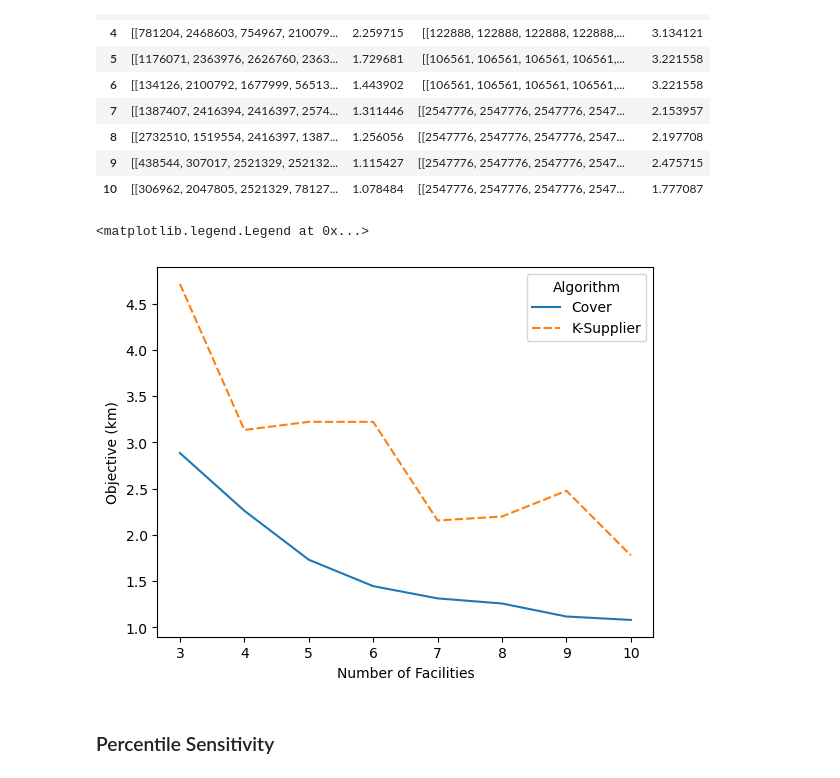
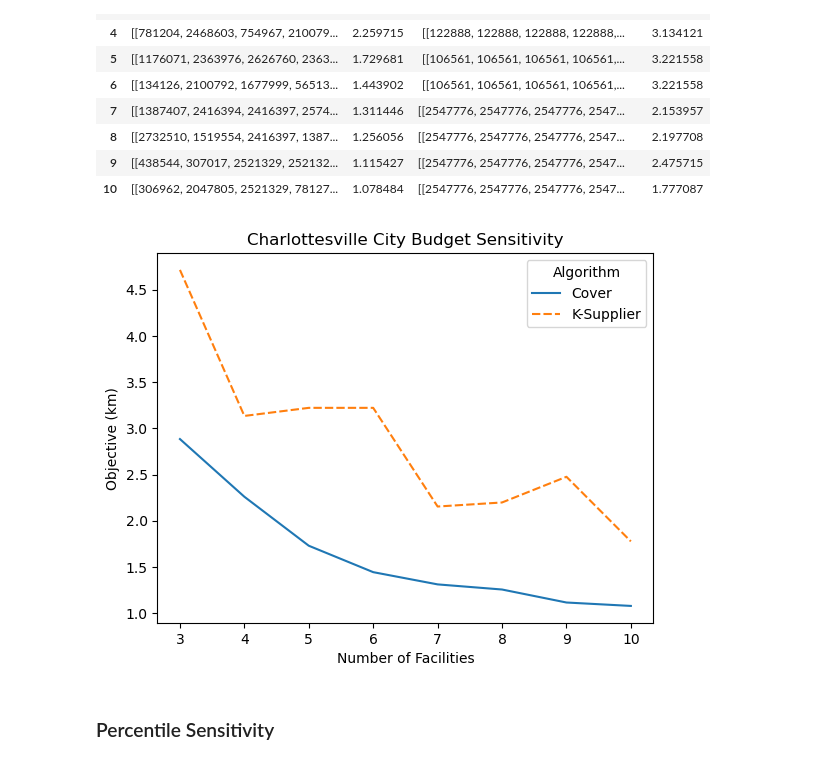
Before and after one commit to Ann924/FullyMobileFacilities, a Jupyter notebook: Notebooks/experiment.ipynb, the cells around one changed output. Drawn from its saved outputs; the diff is of its cells as text; code cells hidden in the pictures.

Commit message:
added experiments

```diff
--- a/Notebooks/experiment.ipynb
+++ b/Notebooks/experiment.ipynb
@@ -33,12 +33,13 @@ df
 # %%
 import matplotlib.pyplot as plt
 
 plot = sns.lineplot(data = df[['cover_obj', 'supplier_obj']])
 plot.set_ylabel("Objective (km)")
 plot.set_xlabel("Number of Facilities")
+plt.title("Charlottesville City Budget Sensitivity")
 plt.legend(title='Algorithm', labels=['Cover', 'K-Supplier'])
+plt.savefig(PROJECT_ROOT/"Experiments"/"output"/"plots"/"cville_budget_sensitivity.png", dpi=300)
 # %% [output]
-<matplotlib.legend.Legend at 0x...>
-[figure, old version]
+[figure, new version]
 # %% [markdown]
 ### Percentile Sensitivity
```
Also changed, not shown: parts of 32 cells of this notebook, 38 other files.
